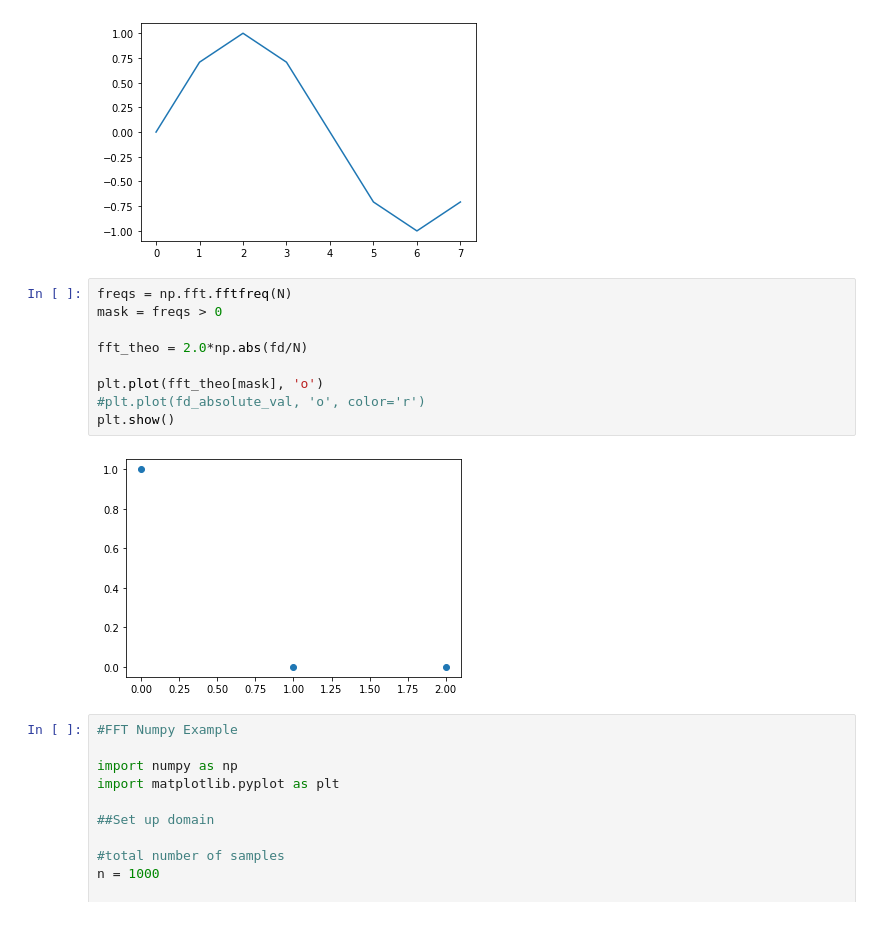
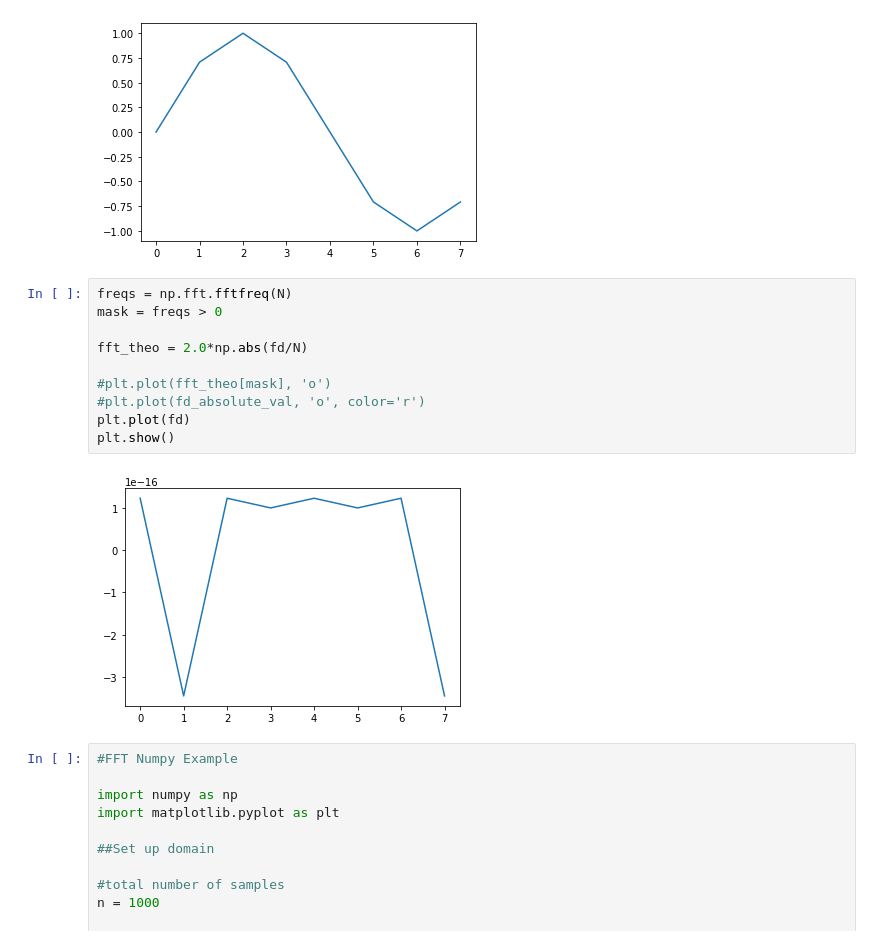
Before and after one commit to jwaldroup/gracefo_gw_search, a Jupyter notebook: DFT_examples.ipynb, the cells around one changed output. Saved outputs shown, nothing was run; the diff lists cells and outputs as text.

```diff
--- a/DFT_examples.ipynb
+++ b/DFT_examples.ipynb
@@ -107,14 +107,15 @@ DC_value = fd_absolute_val[0]
 # %%
 freqs = np.fft.fftfreq(N)
 mask = freqs > 0
 
 fft_theo = 2.0*np.abs(fd/N)
 
-plt.plot(fft_theo[mask], 'o')
+#plt.plot(fft_theo[mask], 'o')
 #plt.plot(fd_absolute_val, 'o', color='r')
+plt.plot(fd)
 plt.show()
 # %% [output]
-[figure, old version]
+[figure, new version]
 # %%
 #FFT Numpy Example
 
```
Also changed, not shown: parts of 1 cell of this notebook, 1 other file.
